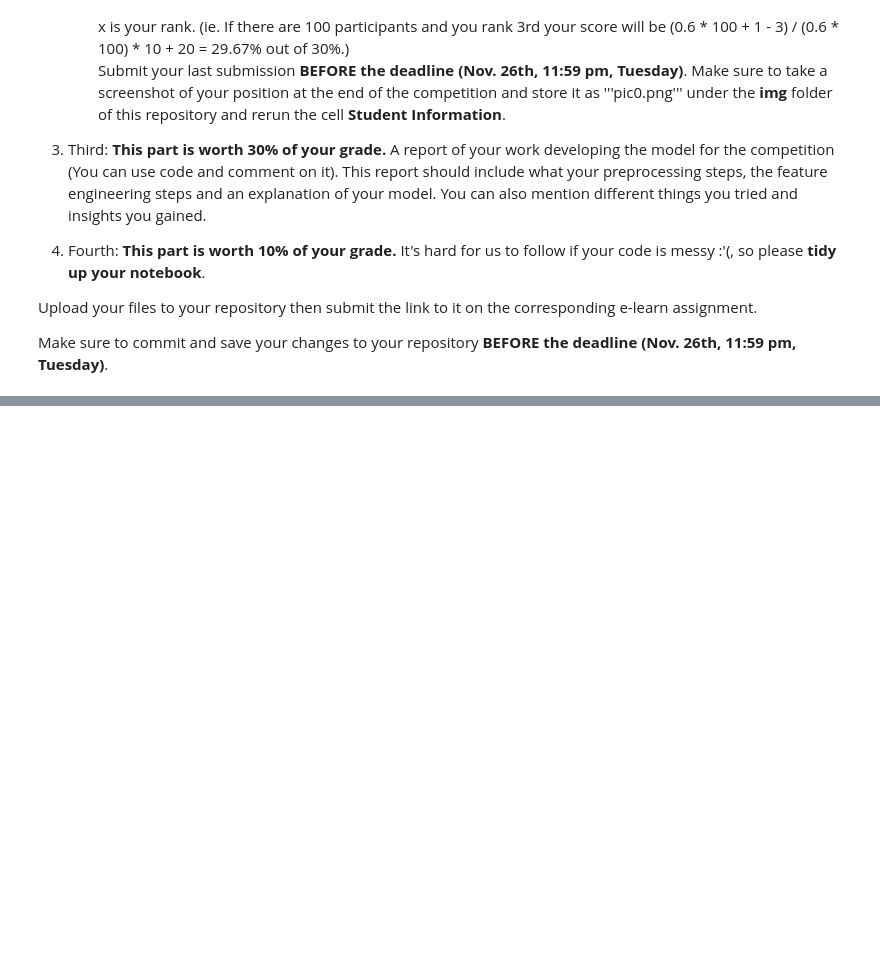
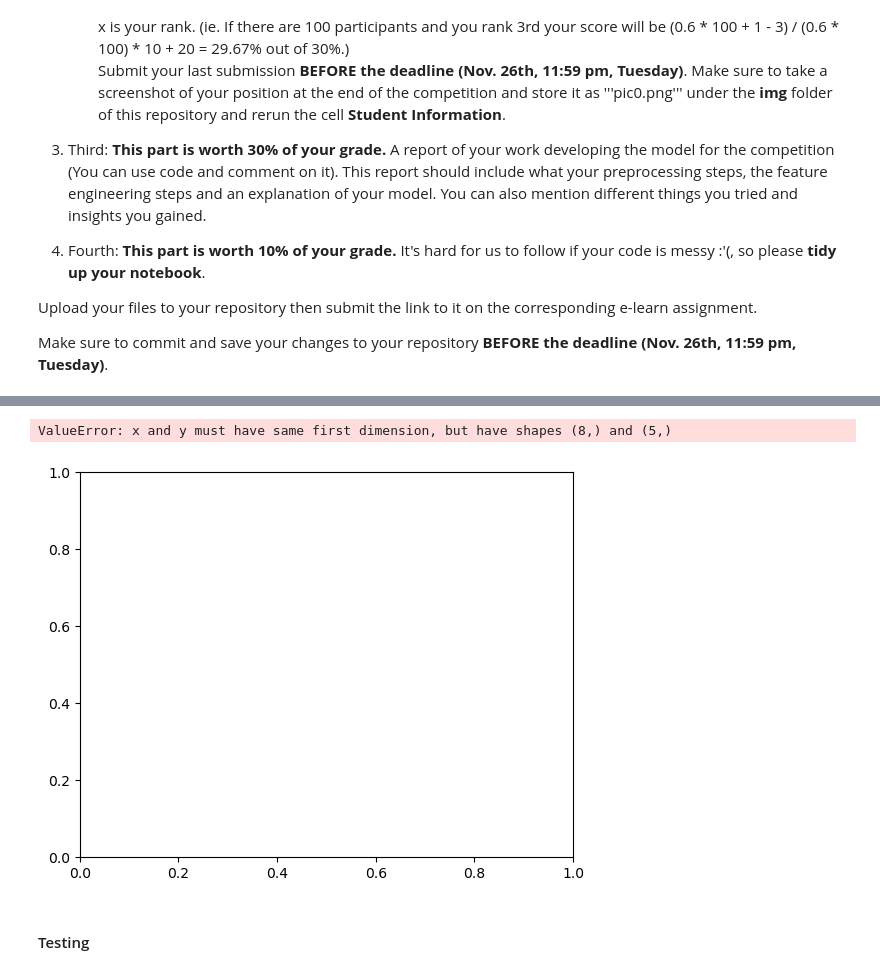
Before and after one commit to Arya0309/DM2024-Lab2-Homework, a Jupyter notebook: DM2024-Lab2-Homework.ipynb, the cells around one changed output, grey strips where cells are left out. Saved outputs shown, nothing was run; the diff lists cells and outputs as text; code cells hidden in the pictures; blank space fills up the shorter version.

```diff
--- a/DM2024-Lab2-Homework.ipynb
+++ b/DM2024-Lab2-Homework.ipynb
@@ -239,8 +495,10 @@ class EmotionClassifier(torch.nn.Module):
         self.dropout = torch.nn.Dropout(0.3)
         self.classifier = torch.nn.Linear(768, num_emotions)
 
-    def forward(self, input_ids, attention_mask):
-        outputs = self.model(input_ids, attention_mask=attention_mask)
+    def forward(self, input_ids, attention_mask,token_type_ids=None):
+        outputs = self.model(
+            input_ids=input_ids, attention_mask=attention_mask
+        )
         logits = outputs.logits
         logits = self.dropout(logits)
 
@@ -249,7 +507,14 @@ class EmotionClassifier(torch.nn.Module):
 import torch.optim as optim
 from torch.nn import CrossEntropyLoss
 
+
 device = torch.device("cuda" if torch.cuda.is_available() else "cpu")
 model = EmotionClassifier(model).to(device)
 optimizer = optim.AdamW(model.parameters(), lr=lr, weight_decay=0.01)
-loss_fn = CrossEntropyLoss()
+loss_fn = CrossEntropyLoss().to(device)
+
+if lora:
+    total_params = sum(p.numel() for p in model.parameters())
+    print(f"Original total parameters: {total_params}")
+    trainable_params = sum(p.numel() for p in model.parameters() if p.requires_grad)
+    print(f"Trainable parameters after LoRA: {trainable_params}")
@@ -397,24 +716,31 @@ for epoch in range(epochs):
 # %%
 # Plotting the metrics
 plt.figure(figsize=(14, 5))
 
 # Plot training and validation loss
 plt.subplot(1, 2, 1)
-plt.plot(range(1, epochs + 1), train_losses, label='Training Loss')
-plt.plot(range(1, epochs + 1), val_losses, label='Validation Loss')
-plt.xlabel('Epochs')
-plt.ylabel('Loss')
-plt.title('Training and Validation Loss')
+plt.plot(range(1, epochs + 1), train_losses, label="Training Loss")
+if val:
+    plt.plot(range(1, epochs + 1), val_losses, label="Validation Loss")
+plt.xlabel("Epochs")
+plt.ylabel("Loss")
+plt.title("Training and Validation Loss")
 plt.legend()
 
 # Plot training and validation accuracy
 plt.subplot(1, 2, 2)
-plt.plot(range(1, epochs + 1), train_accuracies, label='Training Accuracy')
-plt.plot(range(1, epochs + 1), val_accuracies, label='Validation Accuracy')
-plt.xlabel('Epochs')
-plt.ylabel('Accuracy')
-plt.title('Training and Validation Accuracy')
+plt.plot(range(1, epochs + 1), train_accuracies, label="Training Accuracy")
+if val:
+    plt.plot(range(1, epochs + 1), val_accuracies, label="Validation Accuracy")
+plt.xlabel("Epochs")
+plt.ylabel("Accuracy")
+plt.title("Training and Validation Accuracy")
 plt.legend()
 
 plt.tight_layout()
 plt.show()
+# %% [output]
+ValueError: x and y must have same first dimension, but have shapes (8,) and (5,)
+[figure, added]
+# %% [markdown]
+#### Testing
```
Also changed, not shown: parts of 68 cells of this notebook, 2 other files.
